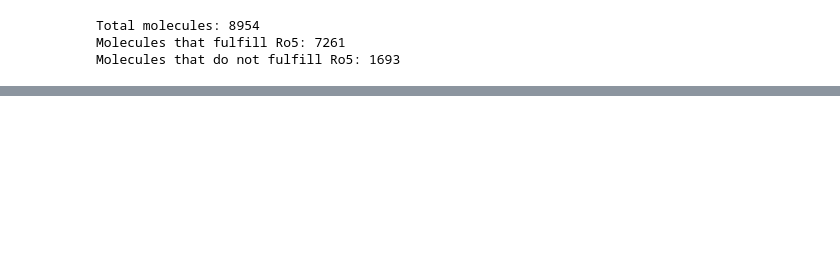
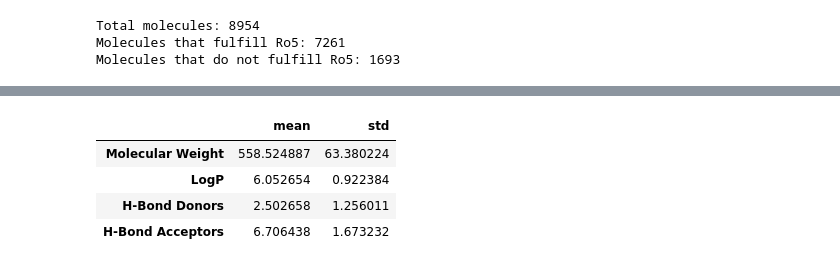
Before and after one commit to Fyn2a/VEGRF-2-Drug-Design, a Jupyter notebook: DataFilteration.ipynb, the cells around one changed output, grey strips where cells are left out. Cells and saved outputs as stored; diff of their text form; code cells hidden in the pictures; blank space fills up the shorter version.

```diff
--- a/DataFilteration.ipynb
+++ b/DataFilteration.ipynb
@@ -103,0 +128,9 @@ Molecules that do not fulfill Ro5: 1693
+# %%
+ro5_violation_stats = mean_std(molecule[molecule["Ro5 Fulfilled"] == False][["Molecular Weight", "LogP", "H-Bond Donors", "H-Bond Acceptors"]])
+ro5_violation_stats
+# %% [output]
+|  | mean | std |
+| Molecular Weight | 558.524887 | 63.380224 |
+| LogP | 6.052654 | 0.922384 |
+| H-Bond Donors | 2.502658 | 1.256011 |
+| H-Bond Acceptors | 6.706438 | 1.673232 |
```
Also changed, not shown: parts of 13 cells of this notebook, 2 other files.
